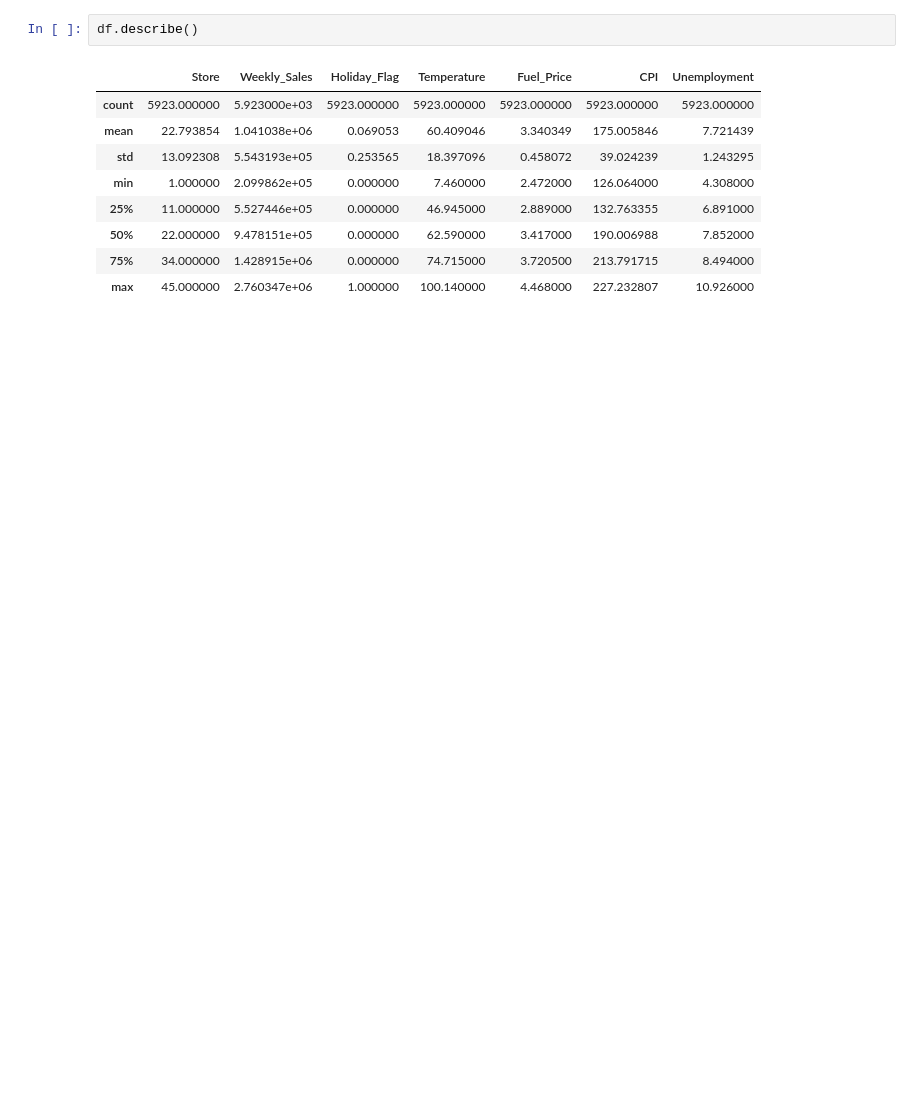
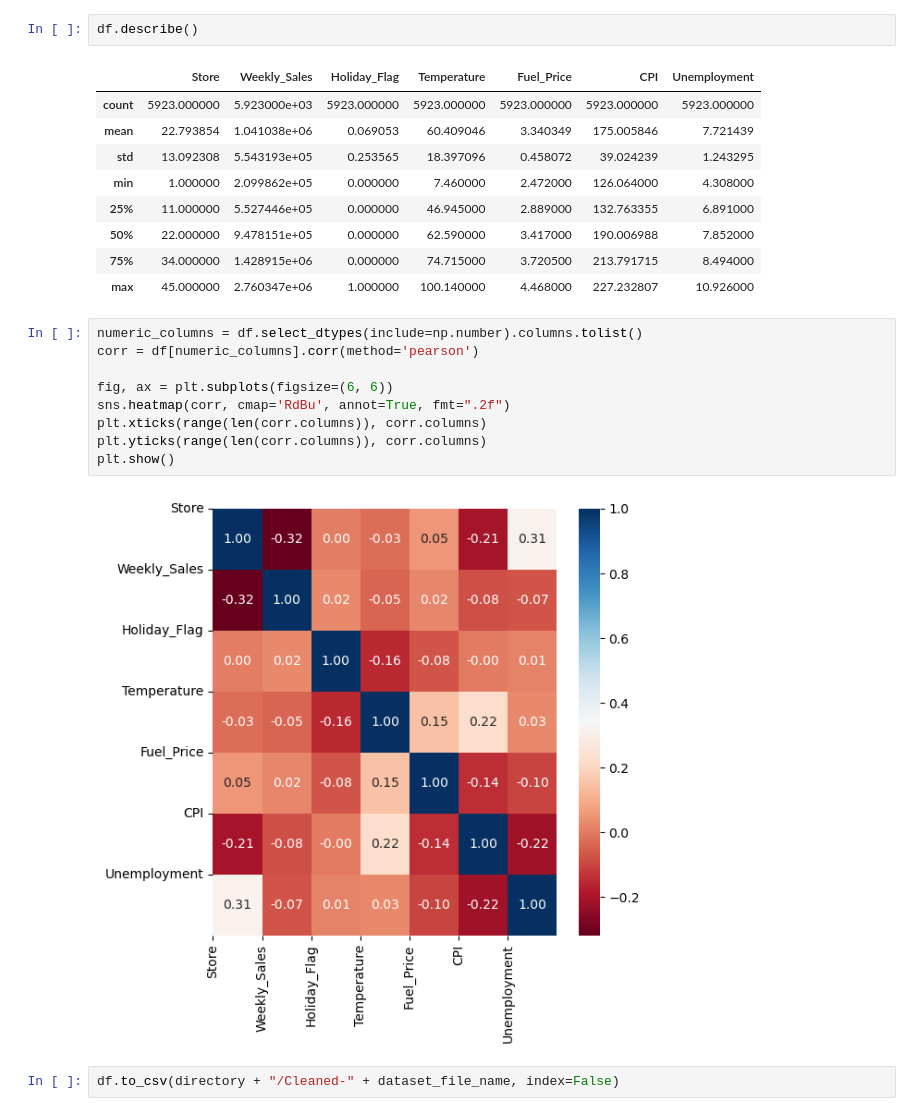
Before and after one commit to Scrabble30/BI-Exam-Walmart-Sales, a Jupyter notebook: Notebooks/DataWrangling.ipynb, the cells around one changed output. Cells and saved outputs as stored; diff of their text form; blank space fills up the shorter version.

```diff
--- a/Notebooks/DataWrangling.ipynb
+++ b/Notebooks/DataWrangling.ipynb
@@ -214,3 +215,16 @@ df.describe()
 | 50% | 22.000000 | 9.478151e+05 | 0.000000 | 62.590000 | 3.417000 | 190.006988 | 7.852000 |
 | 75% | 34.000000 | 1.428915e+06 | 0.000000 | 74.715000 | 3.720500 | 213.791715 | 8.494000 |
 | max | 45.000000 | 2.760347e+06 | 1.000000 | 100.140000 | 4.468000 | 227.232807 | 10.926000 |
+# %%
+numeric_columns = df.select_dtypes(include=np.number).columns.tolist()
+corr = df[numeric_columns].corr(method='pearson')
+
+fig, ax = plt.subplots(figsize=(6, 6))
+sns.heatmap(corr, cmap='RdBu', annot=True, fmt=".2f")
+plt.xticks(range(len(corr.columns)), corr.columns)
+plt.yticks(range(len(corr.columns)), corr.columns)
+plt.show()
+# %% [output]
+[figure, added]
+# %%
+df.to_csv(directory + "/Cleaned-" + dataset_file_name, index=False)
```
Also changed, not shown: parts of 2 cells of this notebook.
